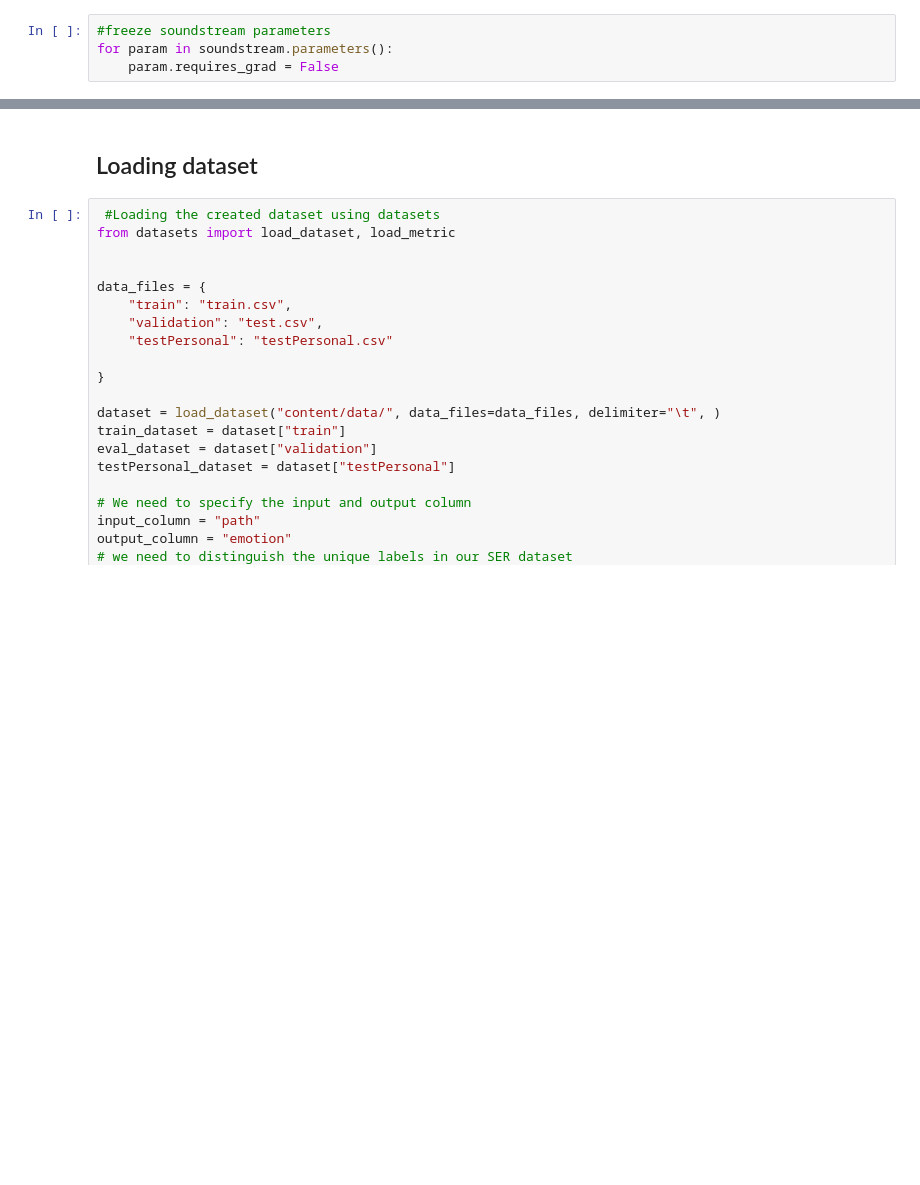
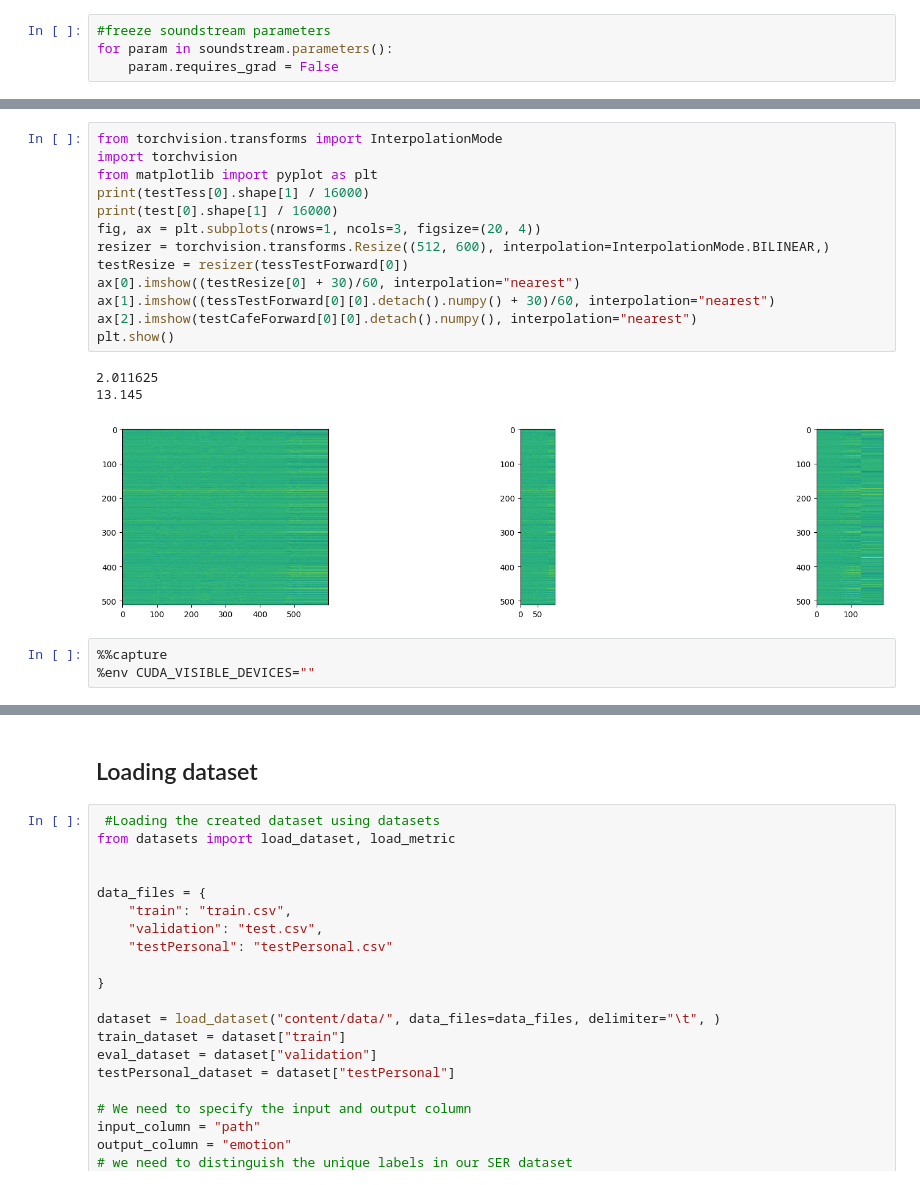
Before and after one commit to BlackFox1197/masterarbeit_programming, a Jupyter notebook: notebooks/playground.ipynb, the cells around one changed output, grey strips where cells are left out. Cells and saved outputs as stored; diff of their text form; blank space fills up the shorter version.

```diff
--- a/notebooks/playground.ipynb
+++ b/notebooks/playground.ipynb
@@ -137,0 +245,20 @@ exU.waveplot_two_datas(soundstream.decoder(testForward[0]).detach().cpu().numpy(
+# %%
+from torchvision.transforms import InterpolationMode
+import torchvision
+from matplotlib import pyplot as plt
+print(testTess[0].shape[1] / 16000)
+print(test[0].shape[1] / 16000)
+fig, ax = plt.subplots(nrows=1, ncols=3, figsize=(20, 4))
+resizer = torchvision.transforms.Resize((512, 600), interpolation=InterpolationMode.BILINEAR,)
+testResize = resizer(tessTestForward[0])
+ax[0].imshow((testResize[0] + 30)/60, interpolation="nearest")
+ax[1].imshow((tessTestForward[0][0].detach().numpy() + 30)/60, interpolation="nearest")
+ax[2].imshow(testCafeForward[0][0].detach().numpy(), interpolation="nearest")
+plt.show()
+# %% [output]
+2.011625
+13.145
+[figure, added]
+# %%
+%%capture
+%env CUDA_VISIBLE_DEVICES=""
```
Also changed, not shown: parts of 17 cells of this notebook, 18 other files.
